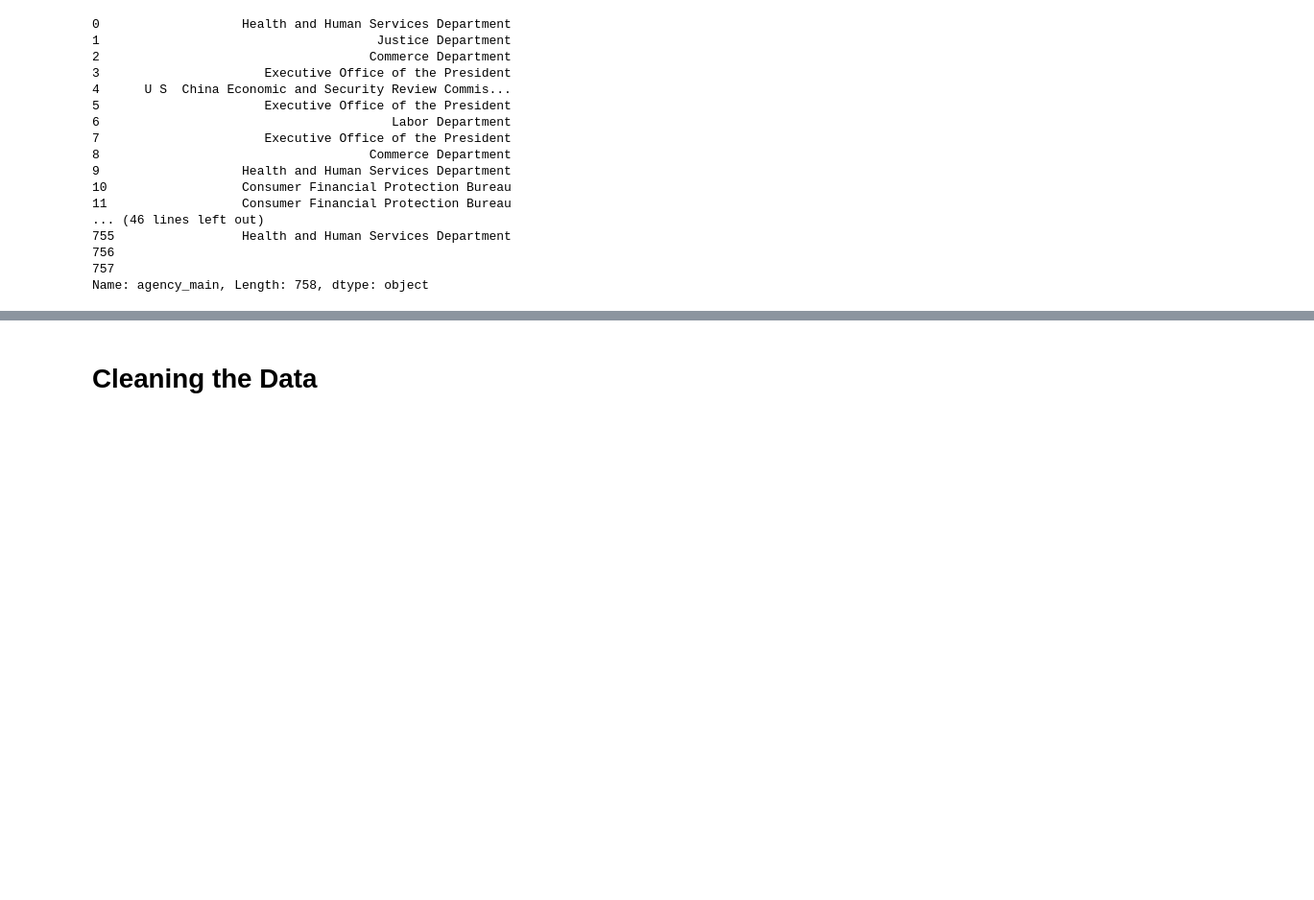
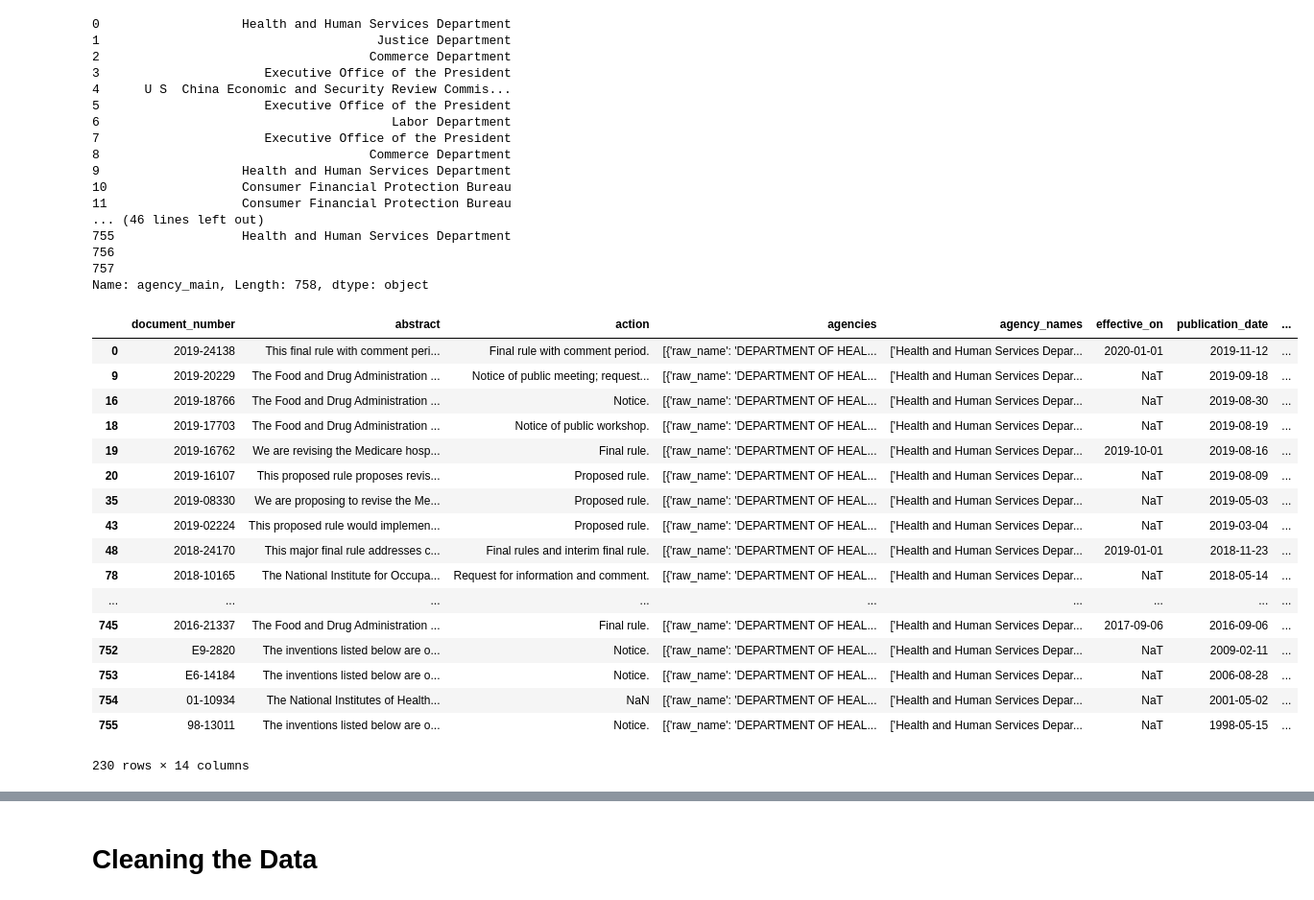
Before and after one commit to JDNantais/FederalRegister_API, a Jupyter notebook: DATA 601 - Federal Register API v2.ipynb, the cells around one changed output, grey strips where cells are left out. Shown: that part at 96% size. Saved outputs shown, nothing was run; the diff lists cells and outputs as text; code cells hidden in the pictures; blank space fills up the shorter version.

```diff
--- a/DATA 601 - Federal Register API v2.ipynb
+++ b/DATA 601 - Federal Register API v2.ipynb
@@ -484,0 +487,21 @@ Name: agency_main, Length: 758, dtype: object
+# %%
+HHS_df
+# %% [output]
+|  | document_number | abstract | action | agencies | agency_names | effective_on | publication_date | ... |
+| 0 | 2019-24138 | This final rule with comment peri... | Final rule with comment period. | [{'raw_name': 'DEPARTMENT OF HEAL... | ['Health and Human Services Depar... | 2020-01-01 | 2019-11-12 | ... |
+| 9 | 2019-20229 | The Food and Drug Administration ... | Notice of public meeting; request... | [{'raw_name': 'DEPARTMENT OF HEAL... | ['Health and Human Services Depar... | NaT | 2019-09-18 | ... |
+| 16 | 2019-18766 | The Food and Drug Administration ... | Notice. | [{'raw_name': 'DEPARTMENT OF HEAL... | ['Health and Human Services Depar... | NaT | 2019-08-30 | ... |
+| 18 | 2019-17703 | The Food and Drug Administration ... | Notice of public workshop. | [{'raw_name': 'DEPARTMENT OF HEAL... | ['Health and Human Services Depar... | NaT | 2019-08-19 | ... |
+| 19 | 2019-16762 | We are revising the Medicare hosp... | Final rule. | [{'raw_name': 'DEPARTMENT OF HEAL... | ['Health and Human Services Depar... | 2019-10-01 | 2019-08-16 | ... |
+| 20 | 2019-16107 | This proposed rule proposes revis... | Proposed rule. | [{'raw_name': 'DEPARTMENT OF HEAL... | ['Health and Human Services Depar... | NaT | 2019-08-09 | ... |
+| 35 | 2019-08330 | We are proposing to revise the Me... | Proposed rule. | [{'raw_name': 'DEPARTMENT OF HEAL... | ['Health and Human Services Depar... | NaT | 2019-05-03 | ... |
+| 43 | 2019-02224 | This proposed rule would implemen... | Proposed rule. | [{'raw_name': 'DEPARTMENT OF HEAL... | ['Health and Human Services Depar... | NaT | 2019-03-04 | ... |
+| 48 | 2018-24170 | This major final rule addresses c... | Final rules and interim final rule. | [{'raw_name': 'DEPARTMENT OF HEAL... | ['Health and Human Services Depar... | 2019-01-01 | 2018-11-23 | ... |
+| 78 | 2018-10165 | The National Institute for Occupa... | Request for information and comment. | [{'raw_name': 'DEPARTMENT OF HEAL... | ['Health and Human Services Depar... | NaT | 2018-05-14 | ... |
+| ... | ... | ... | ... | ... | ... | ... | ... | ... |
+| 745 | 2016-21337 | The Food and Drug Administration ... | Final rule. | [{'raw_name': 'DEPARTMENT OF HEAL... | ['Health and Human Services Depar... | 2017-09-06 | 2016-09-06 | ... |
+| 752 | E9-2820 | The inventions listed below are o... | Notice. | [{'raw_name': 'DEPARTMENT OF HEAL... | ['Health and Human Services Depar... | NaT | 2009-02-11 | ... |
+| 753 | E6-14184 | The inventions listed below are o... | Notice. | [{'raw_name': 'DEPARTMENT OF HEAL... | ['Health and Human Services Depar... | NaT | 2006-08-28 | ... |
+| 754 | 01-10934 | The National Institutes of Health... | NaN | [{'raw_name': 'DEPARTMENT OF HEAL... | ['Health and Human Services Depar... | NaT | 2001-05-02 | ... |
+| 755 | 98-13011 | The inventions listed below are o... | Notice. | [{'raw_name': 'DEPARTMENT OF HEAL... | ['Health and Human Services Depar... | NaT | 1998-05-15 | ... |
+230 rows × 14 columns
```
Also changed, not shown: parts of 10 cells of this notebook, 7 other files.
